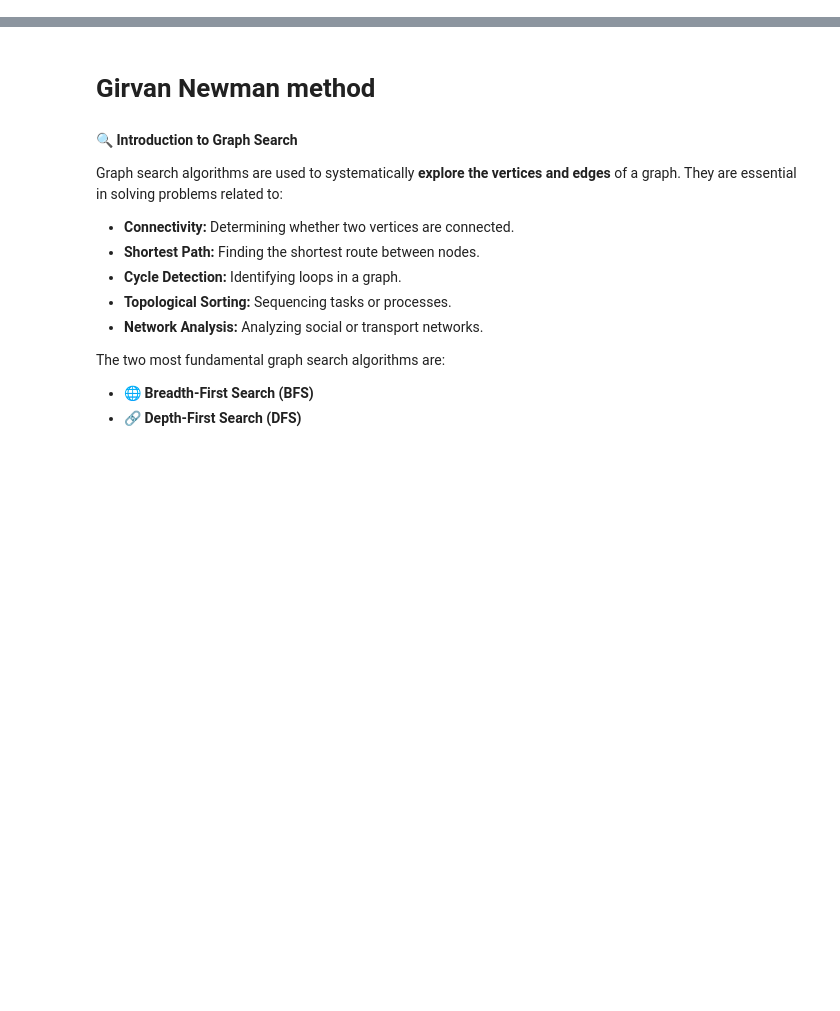
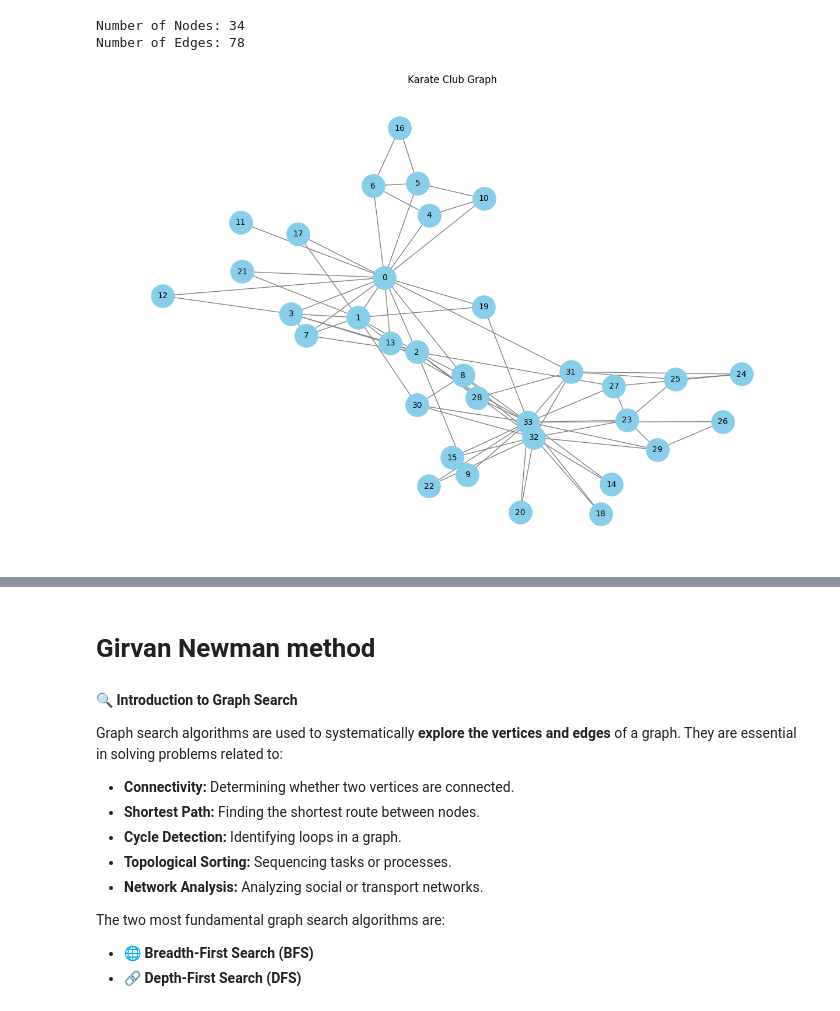
Before and after one commit to emanueleiacca/Data-Science-From-Scratch, a Jupyter notebook: ADM/Graph.ipynb, the cells around one changed output, grey strips where cells are left out. Drawn from its saved outputs; the diff is of its cells as text; code cells hidden in the pictures; blank space fills up the shorter version.

```diff
--- a/ADM/Graph.ipynb
+++ b/ADM/Graph.ipynb
@@ -0,0 +20,29 @@
+# %%
+import networkx as nx
+import matplotlib.pyplot as plt
+
+# Load the Karate Club Graph
+G = nx.karate_club_graph()
+
+# Basic Graph Information
+print("Number of Nodes:", G.number_of_nodes())
+print("Number of Edges:", G.number_of_edges())
+
+# Visualize the Graph
+plt.figure(figsize=(12, 8))
+pos = nx.spring_layout(G, seed=42)
+nx.draw(
+    G, pos,
+    with_labels=True,
+    node_color='skyblue',
+    node_size=800,
+    font_color='black',
+    font_size=10,
+    edge_color='gray'
+)
+plt.title('Karate Club Graph')
+plt.show()
+# %% [output]
+Number of Nodes: 34
+Number of Edges: 78
+[figure, added]
```
Also changed, not shown: parts of 66 cells of this notebook, 2 other files.
